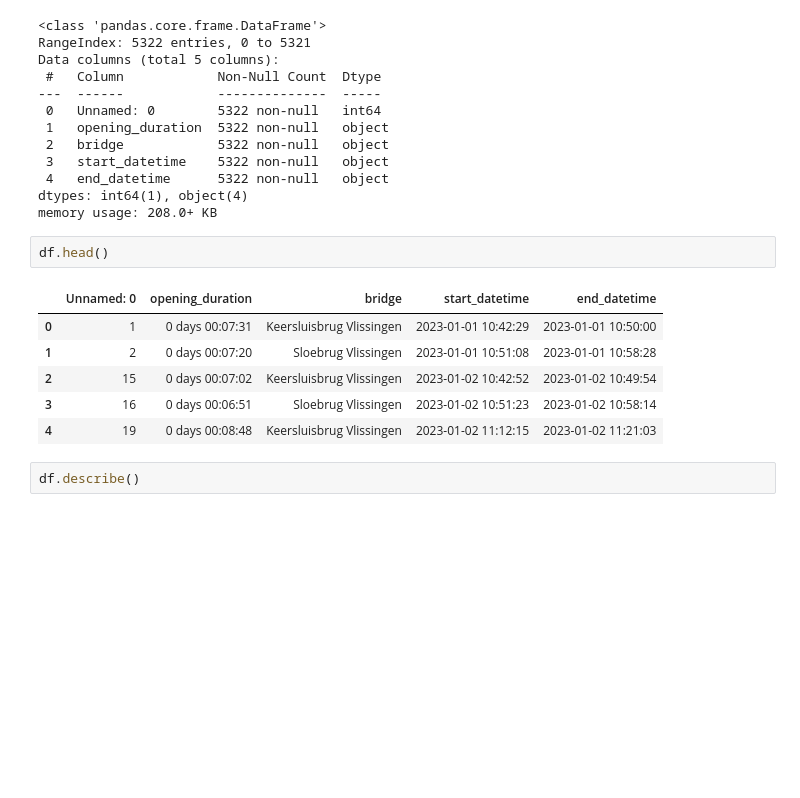
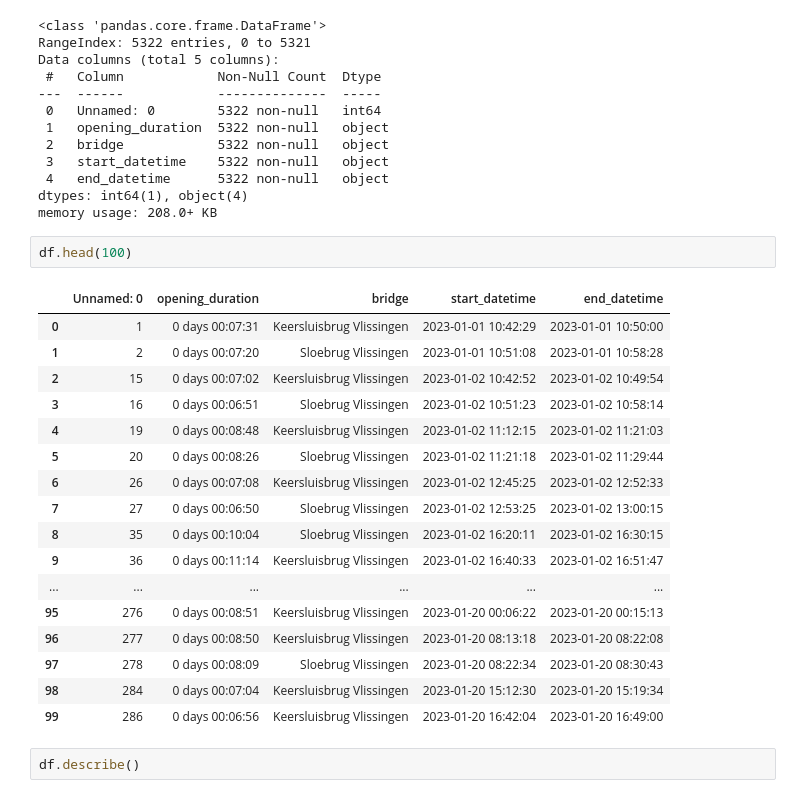
Before and after one commit to NikolaySirenko/datafest2024, a Jupyter notebook: code/exploration.ipynb, the cells around one changed output. Drawn from its saved outputs; the diff is of its cells as text; blank space fills up the shorter version.

```diff
--- a/code/exploration.ipynb
+++ b/code/exploration.ipynb
@@ -52,14 +52,25 @@ Data columns (total 5 columns):
 dtypes: int64(1), object(4)
 memory usage: 208.0+ KB
 # %%
-df.head()
+df.head(100)
 # %% [output]
 |  | Unnamed: 0 | opening_duration | bridge | start_datetime | end_datetime |
 | 0 | 1 | 0 days 00:07:31 | Keersluisbrug Vlissingen | 2023-01-01 10:42:29 | 2023-01-01 10:50:00 |
 | 1 | 2 | 0 days 00:07:20 | Sloebrug Vlissingen | 2023-01-01 10:51:08 | 2023-01-01 10:58:28 |
 | 2 | 15 | 0 days 00:07:02 | Keersluisbrug Vlissingen | 2023-01-02 10:42:52 | 2023-01-02 10:49:54 |
 | 3 | 16 | 0 days 00:06:51 | Sloebrug Vlissingen | 2023-01-02 10:51:23 | 2023-01-02 10:58:14 |
 | 4 | 19 | 0 days 00:08:48 | Keersluisbrug Vlissingen | 2023-01-02 11:12:15 | 2023-01-02 11:21:03 |
+| 5 | 20 | 0 days 00:08:26 | Sloebrug Vlissingen | 2023-01-02 11:21:18 | 2023-01-02 11:29:44 |
+| 6 | 26 | 0 days 00:07:08 | Keersluisbrug Vlissingen | 2023-01-02 12:45:25 | 2023-01-02 12:52:33 |
+| 7 | 27 | 0 days 00:06:50 | Sloebrug Vlissingen | 2023-01-02 12:53:25 | 2023-01-02 13:00:15 |
+| 8 | 35 | 0 days 00:10:04 | Sloebrug Vlissingen | 2023-01-02 16:20:11 | 2023-01-02 16:30:15 |
+| 9 | 36 | 0 days 00:11:14 | Keersluisbrug Vlissingen | 2023-01-02 16:40:33 | 2023-01-02 16:51:47 |
+| ... | ... | ... | ... | ... | ... |
+| 95 | 276 | 0 days 00:08:51 | Keersluisbrug Vlissingen | 2023-01-20 00:06:22 | 2023-01-20 00:15:13 |
+| 96 | 277 | 0 days 00:08:50 | Keersluisbrug Vlissingen | 2023-01-20 08:13:18 | 2023-01-20 08:22:08 |
+| 97 | 278 | 0 days 00:08:09 | Sloebrug Vlissingen | 2023-01-20 08:22:34 | 2023-01-20 08:30:43 |
+| 98 | 284 | 0 days 00:07:04 | Keersluisbrug Vlissingen | 2023-01-20 15:12:30 | 2023-01-20 15:19:34 |
+| 99 | 286 | 0 days 00:06:56 | Keersluisbrug Vlissingen | 2023-01-20 16:42:04 | 2023-01-20 16:49:00 |
 # %%
 df.describe()
 # %% [output]
```
Also changed, not shown: 2 other files.
